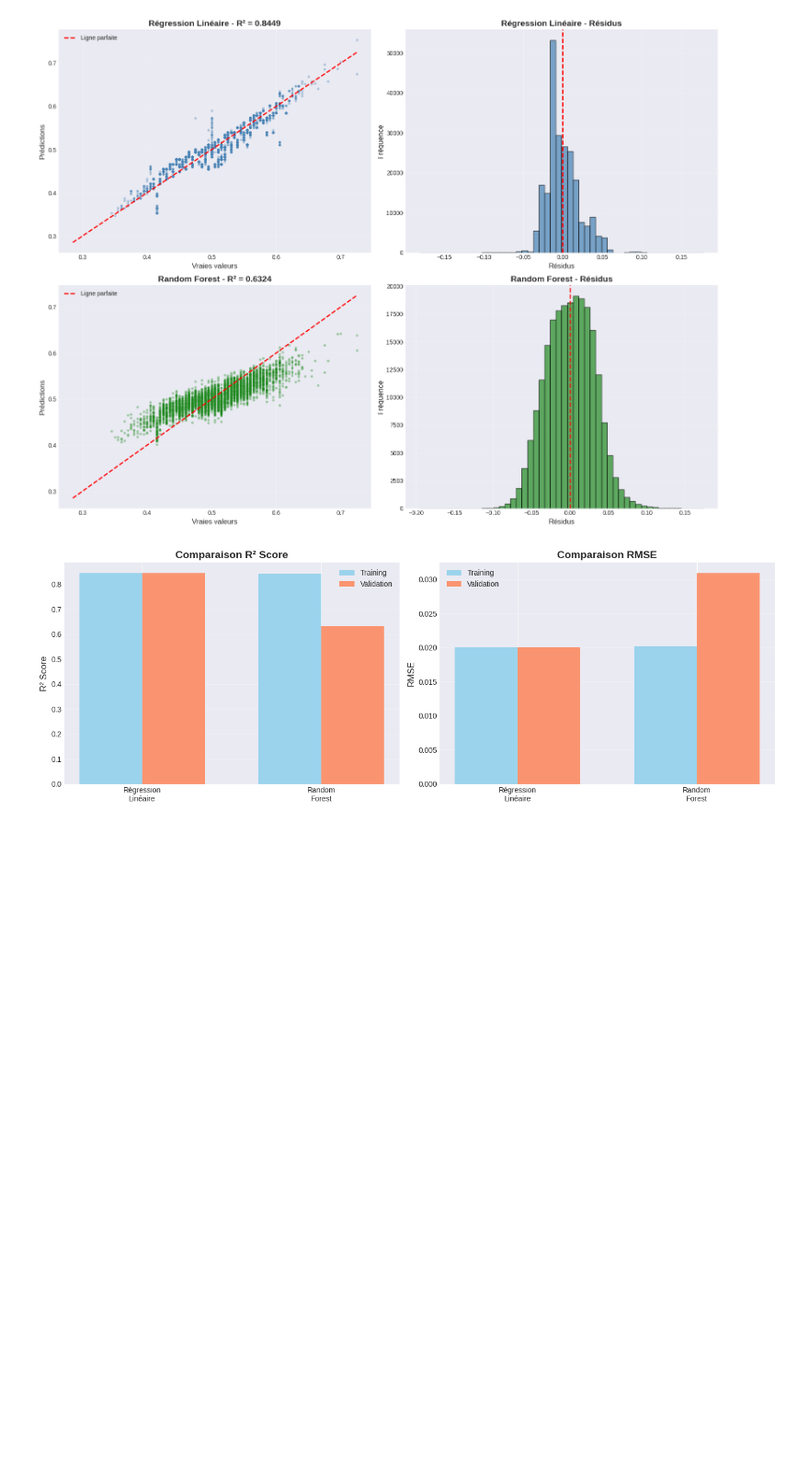
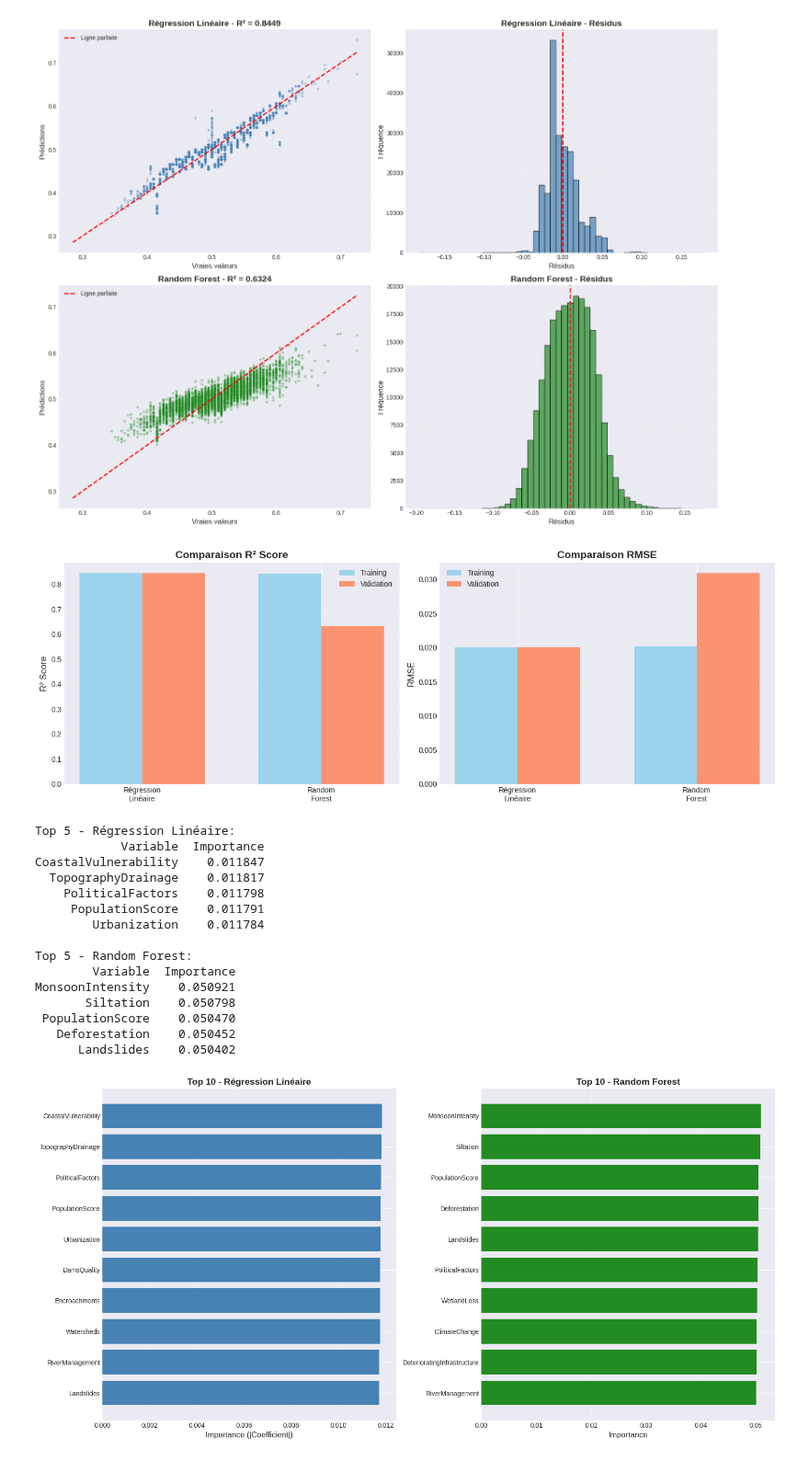
Before and after one commit to Mounix756/FloodPrediction, a Jupyter notebook: index.ipynb, the cells around one changed output. Shown at 92% size. Drawn from its saved outputs; the diff is of its cells as text; code cells hidden in the pictures; blank space fills up the shorter version.

Commit message:
feat : Importance des variables

```diff
--- a/index.ipynb
+++ b/index.ipynb
@@ -523,3 +523,61 @@ plt.show()
 # %% [output]
 [figure]
 [figure]
+# %%
+# Importance des variables
+lr_coef_importance = pd.DataFrame({
+    'Variable': feature_cols,
+    'Importance': np.abs(lr_model.coef_)
+}).sort_values('Importance', ascending=False)
+
+rf_feature_importance = pd.DataFrame({
+    'Variable': feature_cols,
+    'Importance': rf_model.feature_importances_
+}).sort_values('Importance', ascending=False)
+
+print("Top 5 - Régression Linéaire:")
+print(lr_coef_importance.head(5)[['Variable', 'Importance']].to_string(index=False))
+
+print("\nTop 5 - Random Forest:")
+print(rf_feature_importance.head(5).to_string(index=False))
+
+# Graphiques
+fig, axes = plt.subplots(1, 2, figsize=(16, 8))
+
+top_10_lr = lr_coef_importance.head(10)
+axes[0].barh(range(len(top_10_lr)), top_10_lr['Importance'], color='steelblue')
+axes[0].set_yticks(range(len(top_10_lr)))
+axes[0].set_yticklabels(top_10_lr['Variable'])
+axes[0].set_xlabel('Importance (|Coefficient|)', fontsize=12)
+axes[0].set_title('Top 10 - Régression Linéaire', fontsize=14, fontweight='bold')
+axes[0].invert_yaxis()
+axes[0].grid(True, alpha=0.3, axis='x')
+
+top_10_rf = rf_feature_importance.head(10)
+axes[1].barh(range(len(top_10_rf)), top_10_rf['Importance'], color='forestgreen')
+axes[1].set_yticks(range(len(top_10_rf)))
+axes[1].set_yticklabels(top_10_rf['Variable'])
+axes[1].set_xlabel('Importance', fontsize=12)
+axes[1].set_title('Top 10 - Random Forest', fontsize=14, fontweight='bold')
+axes[1].invert_yaxis()
+axes[1].grid(True, alpha=0.3, axis='x')
+
+plt.tight_layout()
+plt.show()
+# %% [output]
+Top 5 - Régression Linéaire:
+            Variable  Importance
+CoastalVulnerability    0.011847
+  TopographyDrainage    0.011817
+    PoliticalFactors    0.011798
+     PopulationScore    0.011791
+        Urbanization    0.011784
+
+Top 5 - Random Forest:
+        Variable  Importance
+MonsoonIntensity    0.050921
+       Siltation    0.050798
+ PopulationScore    0.050470
+   Deforestation    0.050452
+      Landslides    0.050402
+[figure, added]
```
